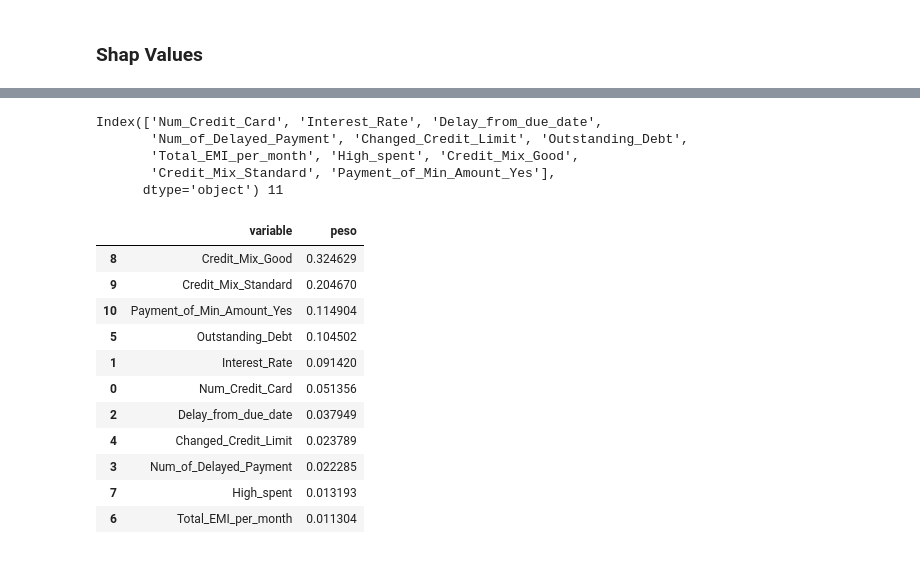
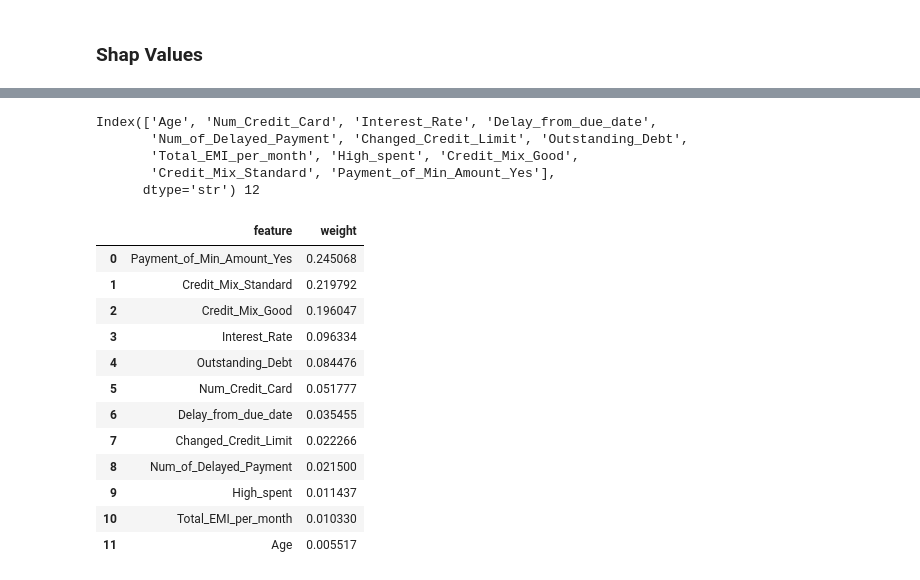
Before and after one commit to DiegoLozoya1511/CreditScoringModel, a Jupyter notebook: features_selection.ipynb, the cells around one changed output, grey strips where cells are left out. Saved outputs shown, nothing was run; the diff lists cells and outputs as text; code cells hidden in the pictures.

```diff
--- a/features_selection.ipynb
+++ b/features_selection.ipynb
@@ -258,28 +258,33 @@ shap_values = shap_plot(X_test, model, len(important_features))
-# %%
-print(X_train.columns, len(X_train.columns))
-# %% [output]
-Index(['Num_Credit_Card', 'Interest_Rate', 'Delay_from_due_date',
-       'Num_of_Delayed_Payment', 'Changed_Credit_Limit', 'Outstanding_Debt',
-       'Total_EMI_per_month', 'High_spent', 'Credit_Mix_Good',
-       'Credit_Mix_Standard', 'Payment_of_Min_Amount_Yes'],
-      dtype='object') 11
+# %%
+# Negate features for coherent score direction (higher score = better customer).
+negative_features = ['Interest_Rate', 'Outstanding_Debt', 'Delay_from_due_date', 'Num_of_Delayed_Payment',
+                     'Payment_of_Min_Amount_Yes', 'Credit_Mix_Good']
+# %% [output]
+Index(['Age', 'Num_Credit_Card', 'Interest_Rate', 'Delay_from_due_date',
+       'Num_of_Delayed_Payment', 'Changed_Credit_Limit', 'Outstanding_Debt',
+       'Total_EMI_per_month', 'High_spent', 'Credit_Mix_Good',
+       'Credit_Mix_Standard', 'Payment_of_Min_Amount_Yes'],
+      dtype='str') 12
 # %%
-df_importancias = pd.DataFrame({
-    'variable': X_train.columns,
-    'peso': model.feature_importances_
-}).sort_values(by='peso', ascending=False)
+importance_df = pd.DataFrame({
+    'feature': X_train.columns,
+    'weight': model.feature_importances_
+})
 
-df_importancias
+importance_df = importance_df.sort_values(by='weight', ascending=False).reset_index(drop=True)
+
+importance_df
 # %% [output]
-|  | variable | peso |
-| 8 | Credit_Mix_Good | 0.324629 |
-| 9 | Credit_Mix_Standard | 0.204670 |
-| 10 | Payment_of_Min_Amount_Yes | 0.114904 |
-| 5 | Outstanding_Debt | 0.104502 |
-| 1 | Interest_Rate | 0.091420 |
-| 0 | Num_Credit_Card | 0.051356 |
-| 2 | Delay_from_due_date | 0.037949 |
-| 4 | Changed_Credit_Limit | 0.023789 |
-| 3 | Num_of_Delayed_Payment | 0.022285 |
-| 7 | High_spent | 0.013193 |
-| 6 | Total_EMI_per_month | 0.011304 |
+|  | feature | weight |
+| 0 | Payment_of_Min_Amount_Yes | 0.245068 |
+| 1 | Credit_Mix_Standard | 0.219792 |
+| 2 | Credit_Mix_Good | 0.196047 |
+| 3 | Interest_Rate | 0.096334 |
+| 4 | Outstanding_Debt | 0.084476 |
+| 5 | Num_Credit_Card | 0.051777 |
+| 6 | Delay_from_due_date | 0.035455 |
+| 7 | Changed_Credit_Limit | 0.022266 |
+| 8 | Num_of_Delayed_Payment | 0.021500 |
+| 9 | High_spent | 0.011437 |
+| 10 | Total_EMI_per_month | 0.010330 |
+| 11 | Age | 0.005517 |
```
Also changed, not shown: parts of 14 cells of this notebook, 11 other files.
